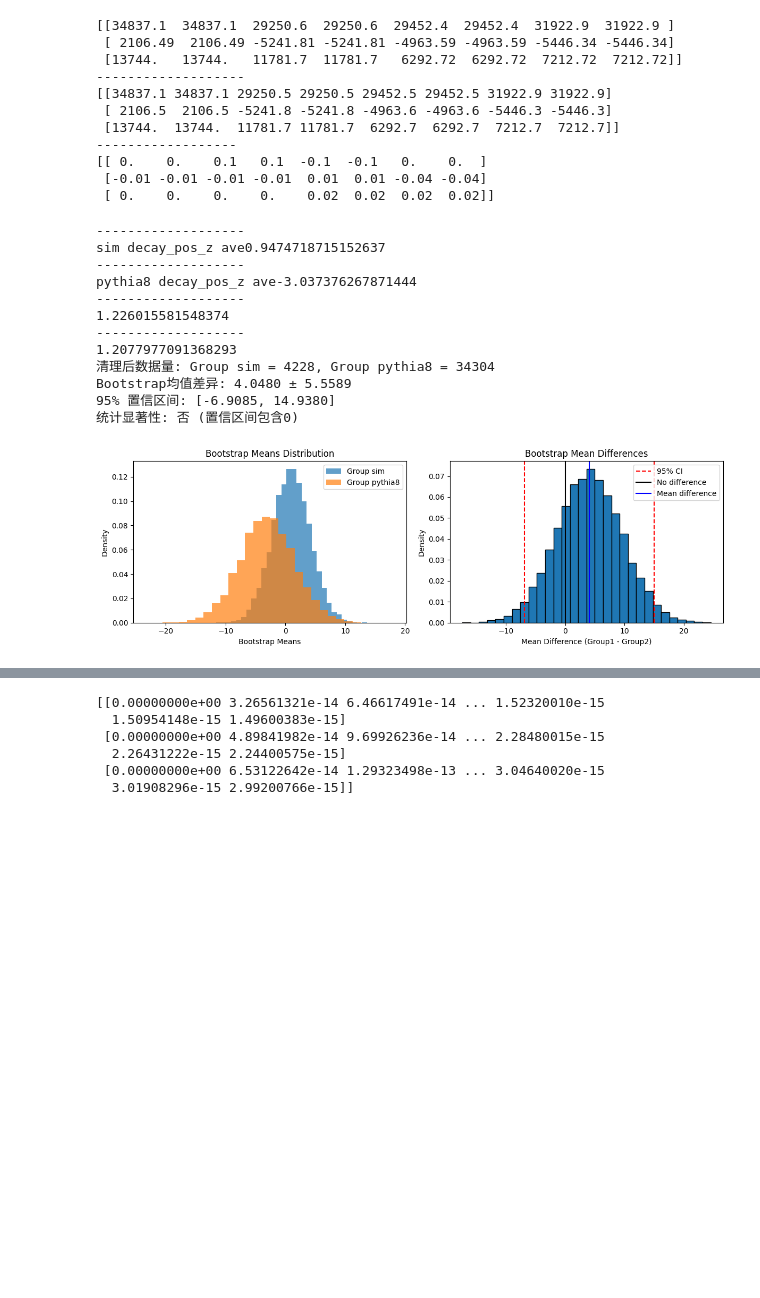
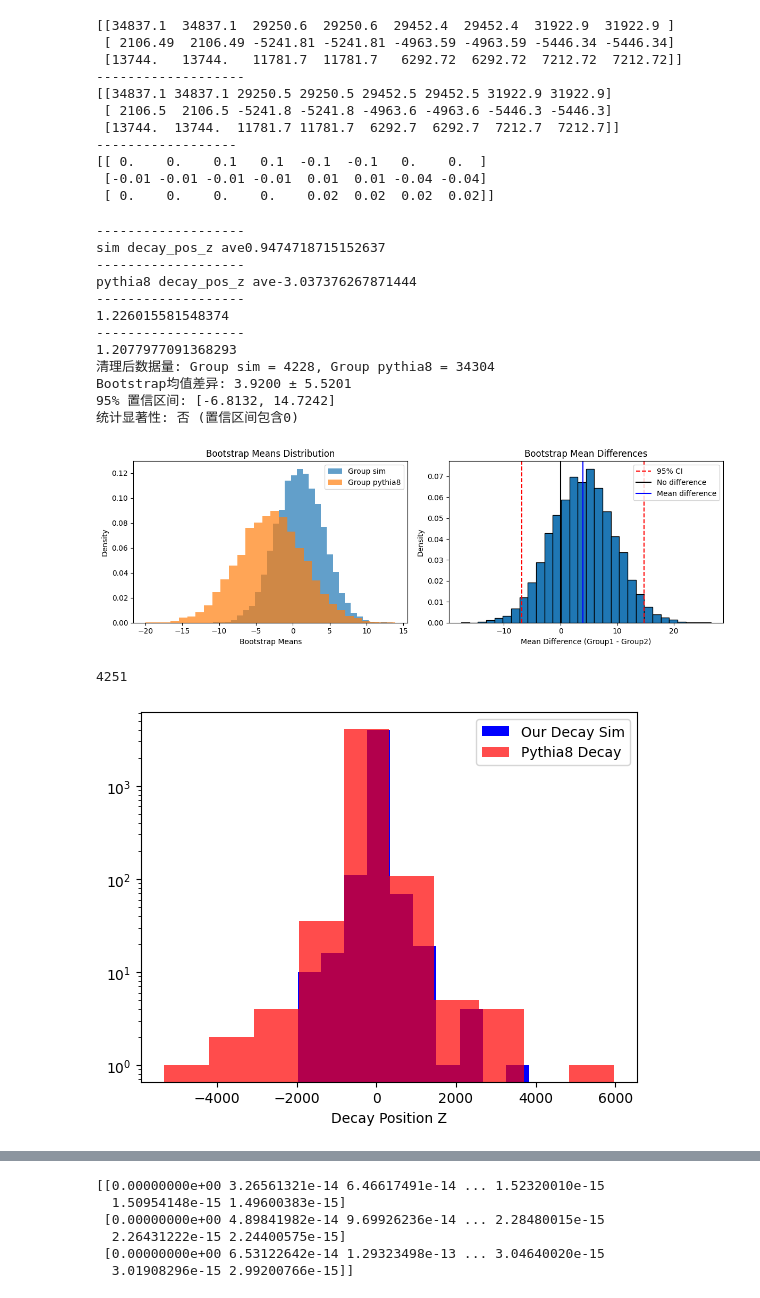
Before and after one commit to stonerainphilo/position_read_analyse_1.3, a Jupyter notebook: ALL_IN_ONE/Momentum_Analyse/test.ipynb, the cells around one changed output, grey strips where cells are left out. Drawn from its saved outputs; the diff is of its cells as text; code cells hidden in the pictures; blank space fills up the shorter version.

Commit message:
修改：     ALL_IN_ONE/Momentum_Analyse/test.ipynb 	修改：     ALL_IN_ONE/Momentum_Analyse/test.py

```diff
--- a/ALL_IN_ONE/Momentum_Analyse/test.ipynb
+++ b/ALL_IN_ONE/Momentum_Analyse/test.ipynb
@@ -75,7 +75,7 @@ print(decay_pos-decay_pos_calcu)
  [-0.01 -0.01 -0.01 -0.01  0.01  0.01 -0.04 -0.04]
  [ 0.    0.    0.    0.    0.02  0.02  0.02  0.02]]
 # %%
-import decay_sim as ds
+import test as ds
 import pandas as pd
 import matplotlib.pyplot as plt
 import numpy as np
@@ -172,34 +172,44 @@ def bootstrap_comparison(data1, data2, n_bootstrap=1000):
 mean_sim_z = np.mean(decay_sim['decay_pos_z'])
 mean_pythia8_z = np.mean(decay_pythia8['decay_pos_z'])
 print('-------------------')
 print('sim decay_pos_z ave'+f'{mean_sim_z}')
 print('-------------------')
 print('pythia8 decay_pos_z ave'+f'{mean_pythia8_z}')
 
 # gamma1, gamma2 = calculate_gamma(decay_pythia8['p_x'], decay_pythia8['p_y'], decay_pythia8['p_z'], decay_pythia8['e'])
 # tau_lab = decay_pythia8['tau'] * gamma1
 # print(gamma1[:5])
 print('-------------------')
 print(np.mean(decay_sim['tau']))
 print('-------------------')
 print(np.mean(decay_pythia8['tau']))
 # X_diff = bootstrap_comparison(decay_sim['decay_pos_x'], decay_pythia8['decay_pos_x'], n_bootstrap=10000)
 # Y_diff = bootstrap_comparison(decay_sim['decay_pos_y'], decay_pythia8['decay_pos_y'], n_bootstrap=10000)
 Z_diff = bootstrap_comparison(decay_sim['decay_pos_z'], decay_pythia8['decay_pos_z'], n_bootstrap=10000)
 # df = pd.DataFrame(decay_pos, columns=['decay_pos_x', 'decay_pos_y', 'decay_pos_z'])
 # df.to_csv('/media/ubuntu/6156e08b-fdb1-4cde-964e-431f74a6078e/Program/PRA/Github/position_read_analyse_1.3/test/test_decay.csv')
+size_1 = len(decay_sim)
+print(size_1)
+plt.hist(np.random.choice(decay_sim['decay_pos_z'], size=size_1), label = 'Our Decay Sim', color='blue')
+plt.hist(np.random.choice(decay_pythia8['decay_pos_z'], size_1), label='Pythia8 Decay', color='red', alpha=0.7)
+plt.legend()
+plt.yscale('log')
+plt.xlabel('Decay Position Z')
+plt.show()
 # %% [output]
 -------------------
 sim decay_pos_z ave0.9474718715152637
 -------------------
 pythia8 decay_pos_z ave-3.037376267871444
 -------------------
 1.226015581548374
 -------------------
 1.2077977091368293
 清理后数据量: Group sim = 4228, Group pythia8 = 34304
-Bootstrap均值差异: 4.0480 ± 5.5589
-95% 置信区间: [-6.9085, 14.9380]
+Bootstrap均值差异: 3.9200 ± 5.5201
+95% 置信区间: [-6.8132, 14.7242]
 统计显著性: 否 (置信区间包含0)
-[figure, old version]
+[figure, new version]
+4251
+[figure, added]
 # %%
```
Also changed, not shown: parts of 1 cell of this notebook, 1 other file.
